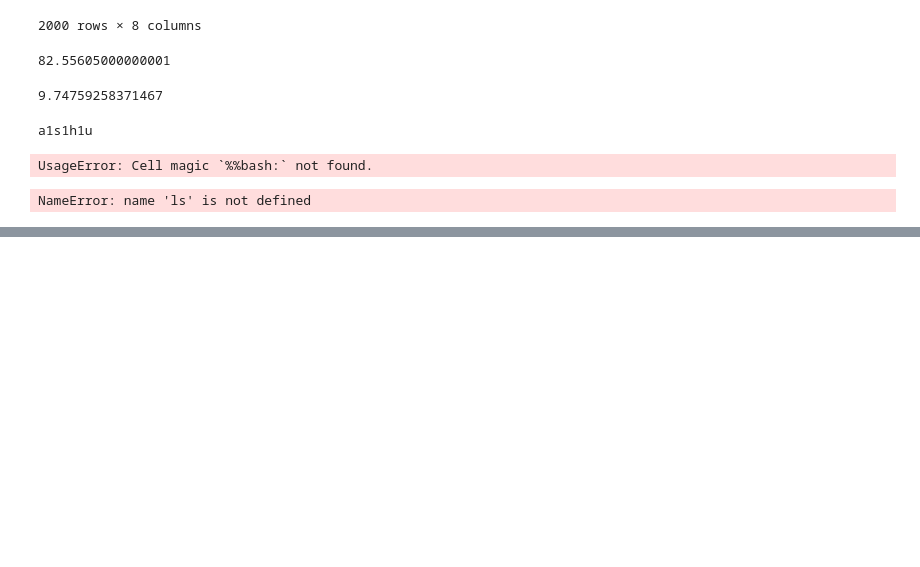
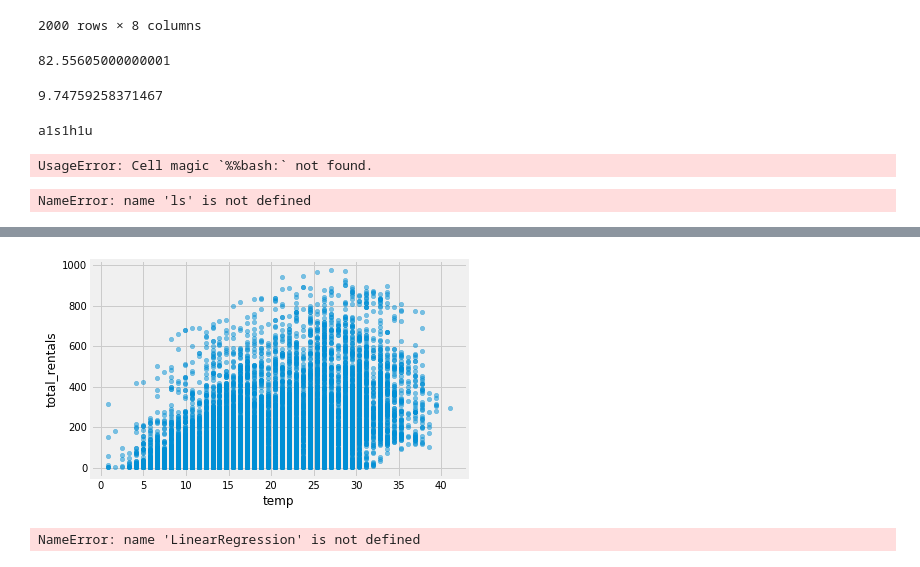
Before and after one commit to Ashugoel0983/GA_Class_Work, a Jupyter notebook: Untitled.ipynb, the cells around one changed output, grey strips where cells are left out. Saved outputs shown, nothing was run; the diff lists cells and outputs as text; code cells hidden in the pictures; blank space fills up the shorter version.

```diff
--- a/Untitled.ipynb
+++ b/Untitled.ipynb
@@ -177,0 +264,12 @@ NameError: name 'ls' is not defined
+# %%
+import pandas as pd
+import numpy as np
+import seaborn as sns
+import matplotlib.pyplot as plt
+%matplotlib inline
+plt.rcParams['figure.figsize'] = (8, 6)
+plt.rcParams['font.size'] = 14
+plt.style.use("fivethirtyeight")
+# %%
+url = '/Users/aanshgoel/data_Sci/classes/linear-regression/data/bikeshare.csv'
+bikes = pd.read_csv(url, index_col='datetime', parse_dates=True)
@@ -177,0 +305,12 @@ NameError: name 'ls' is not defined
+# %%
+
+# Use the .rename() method to rename count to total.
+bikes.rename(columns={'count':'total_rentals'}, inplace=True)
+# %%
+bikes.rename(columns={'count':'total_rentals'}, inplace=True)
+# %%
+
+# Pandas scatterplot
+bikes.plot(kind='scatter', x='temp', y='total_rentals', alpha=0.5);
+# %% [output]
+[figure, added]
@@ -177,0 +332,8 @@ NameError: name 'ls' is not defined
+# %%
+
+# Compare different sets of features.
+print(train_test_rmse(bikes, ['temp', 'season', 'weather', 'humidity']))
+print(train_test_rmse(bikes, ['temp', 'season', 'weather']))
+print(train_test_rmse(bikes, ['temp', 'season', 'humidity']))
+# %% [output]
+NameError: name 'LinearRegression' is not defined
```
Also changed, not shown: parts of 14 cells of this notebook, 1 other file.
